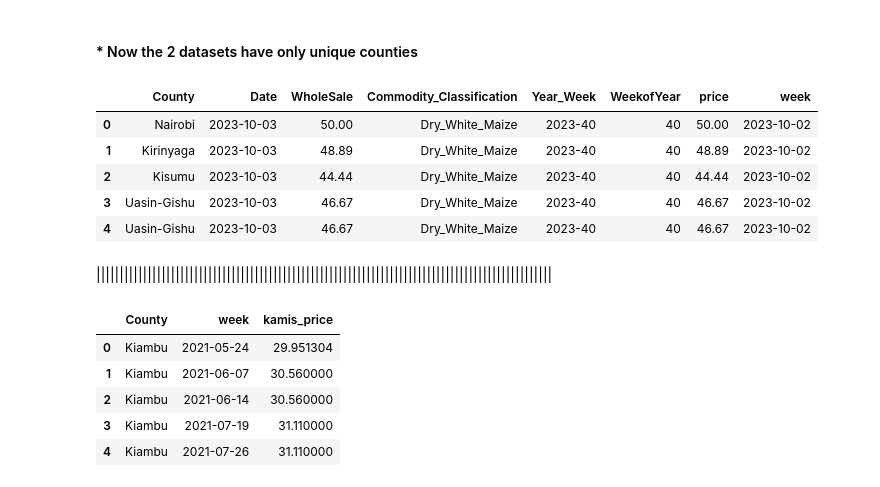
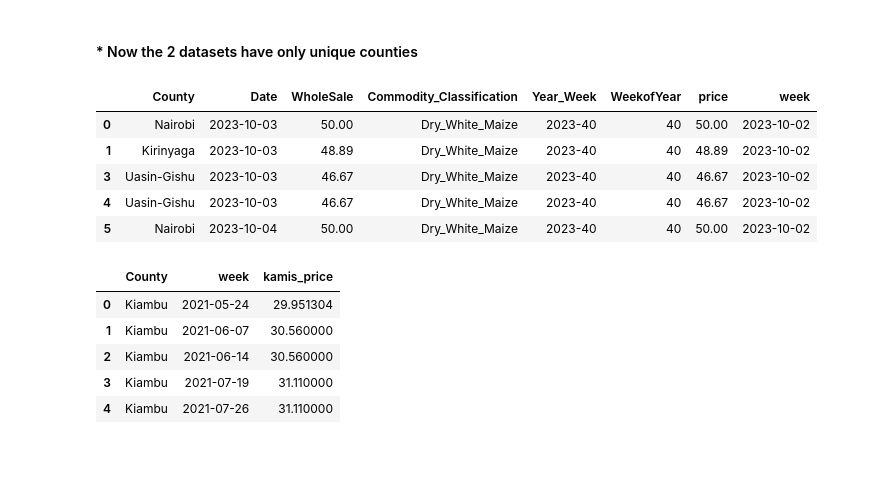
Before and after one commit to MithamoMorgan/Zindi-Competitions, a Jupyter notebook: agriBORA Commodity Price Forecasting/Monday1stDec.ipynb, the cells around one changed output. Cells and saved outputs as stored; diff of their text form; code cells hidden in the pictures; blank space fills up the shorter version.

```diff
--- a/agriBORA Commodity Price Forecasting/Monday1stDec.ipynb
+++ b/agriBORA Commodity Price Forecasting/Monday1stDec.ipynb
@@ -127,7 +118,7 @@ array(['Baringo', 'Bungoma', 'Busia', 'Elgeyo-Marakwet', 'Garissa',
 target_counties = {"Kiambu","Kirinyaga","Mombasa","Nairobi","Uasin-Gishu"}
 # %%
 ## Restricting to target counties
-kd = kd[kd['County'].isin(target_counties)]
-agri_data = agri_data[agri_data['County'].isin(target_counties)]
+kamis = kamis[kamis['County'].isin(target_counties)]
+agri = agri[agri['County'].isin(target_counties)]
 # %%
 # Confirm we have restricted counties
@@ -138,26 +129,24 @@ set()
 #### * Now the 2 datasets have only unique counties
 # %%
 ## Select the price columns (Wholesale)- and create a numeric 'Price' column in both datasets
-kd['price'] = pd.to_numeric(kd['Wholesale'], errors='coerce')
-agri_data['price'] = pd.to_numeric(agri_data['WholeSale'], errors='coerce')
+kamis['price'] = pd.to_numeric(kamis['Wholesale'], errors='coerce')
+agri['price'] = pd.to_numeric(agri['WholeSale'], errors='coerce')
 # %%
 ## Convert Date to datetime object
-kd['Date'] = pd.to_datetime(kd['Date'])
-agri_data['Date'] = pd.to_datetime(agri_data['Date'])
+kamis['Date'] = pd.to_datetime(kamis['Date'])
+agri['Date'] = pd.to_datetime(agri['Date'])
 # %%
 # Weekly alignment (use Monday as start of ISO week)- converts each date into a weekly period(also useful for merging dataframes)
-agri_data["week"] = agri_df["Date"].dt.to_period("W").apply(lambda p: p.start_time)
-kd["week"] = kd["Date"].dt.to_period("W").apply(lambda p: p.start_time)
+agri["week"] = agri["Date"].dt.to_period("W").apply(lambda p: p.start_time)
+kamis["week"] = kamis["Date"].dt.to_period("W").apply(lambda p: p.start_time)
 # %%
-agri_df.head()
+agri.head()
 # %% [output]
 |  | County | Date | WholeSale | Commodity_Classification | Year_Week | WeekofYear | price | week |
 | 0 | Nairobi | 2023-10-03 | 50.00 | Dry_White_Maize | 2023-40 | 40 | 50.00 | 2023-10-02 |
 | 1 | Kirinyaga | 2023-10-03 | 48.89 | Dry_White_Maize | 2023-40 | 40 | 48.89 | 2023-10-02 |
-| 2 | Kisumu | 2023-10-03 | 44.44 | Dry_White_Maize | 2023-40 | 40 | 44.44 | 2023-10-02 |
 | 3 | Uasin-Gishu | 2023-10-03 | 46.67 | Dry_White_Maize | 2023-40 | 40 | 46.67 | 2023-10-02 |
 | 4 | Uasin-Gishu | 2023-10-03 | 46.67 | Dry_White_Maize | 2023-40 | 40 | 46.67 | 2023-10-02 |
+| 5 | Nairobi | 2023-10-04 | 50.00 | Dry_White_Maize | 2023-40 | 40 | 50.00 | 2023-10-02 |
-# %% [markdown]
-||||||||||||||||||||||||||||||||||||||||||||||||||||||||||||||||||||||||||||||||||||||||||||||||||
 # %%
 ## Aggregate to Count-Week wholesale mean
```
Also changed, not shown: parts of 28 cells of this notebook, 1 other file.
